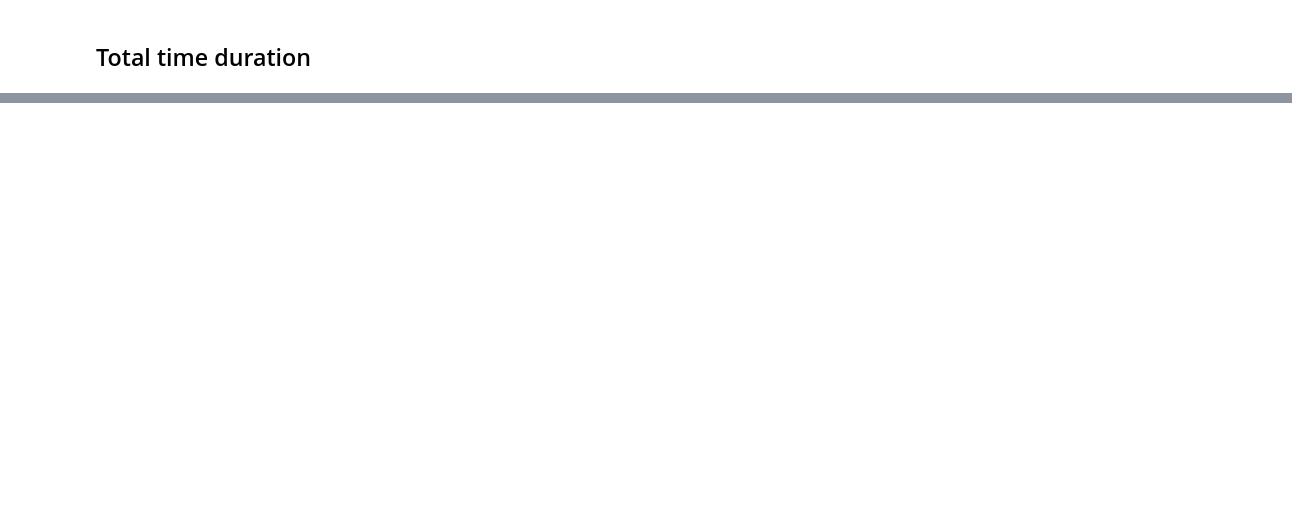
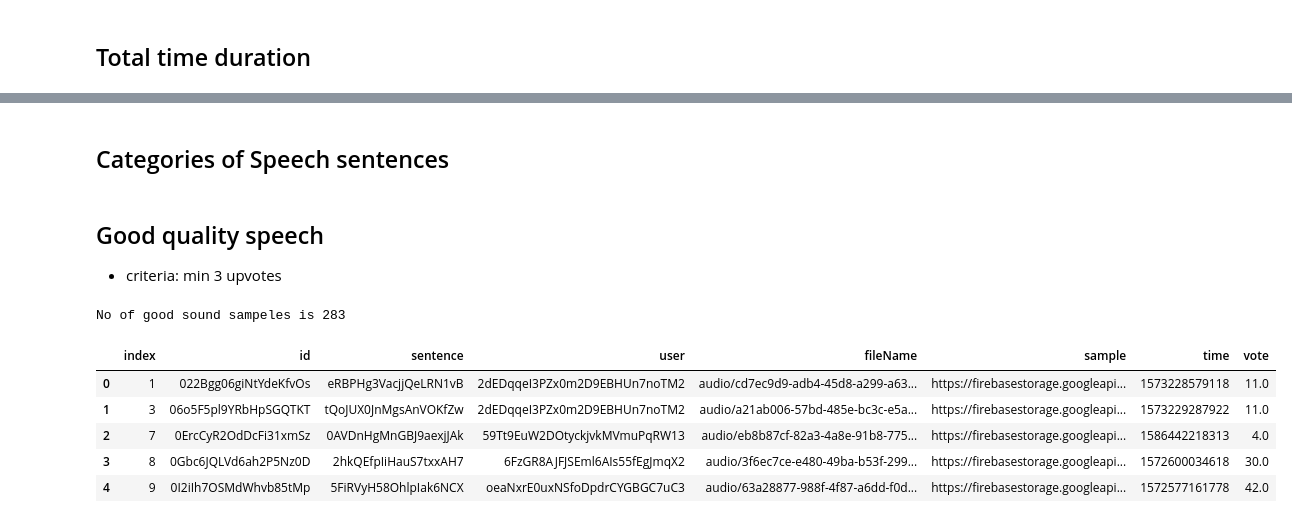
Before and after one commit to smc/msc, a Jupyter notebook: EDA.ipynb, the cells around one changed output, grey strips where cells are left out. Cells and saved outputs as stored; diff of their text form; code cells hidden in the pictures; blank space fills up the shorter version.

Commit message:
Update notebooks - pie chart of speech count utterances and sentence_category - list good quality speech recording - fix missing import

```diff
--- a/EDA.ipynb
+++ b/EDA.ipynb
@@ -104,0 +114,2 @@ for f in filenames:
+# %% [markdown]
+## Categories of Speech sentences
@@ -104,0 +130,20 @@ for f in filenames:
+# %% [markdown]
+## Good quality speech
+
+- criteria: min 3 upvotes
+# %%
+sound = speech[speech.vote != 'default']
+sound['vote'] = sound['vote'].astype(str).astype(float)
+good_sound = sound[sound['vote']>=3]
+# %%
+good_sound = good_sound.reset_index()
+print("No of good sound sampeles is", good_sound.shape[0])
+good_sound.head()
+# %% [output]
+No of good sound sampeles is 283
+|  | index | id | sentence | user | fileName | sample | time | vote |
+| 0 | 1 | 022Bgg06giNtYdeKfvOs | eRBPHg3VacjjQeLRN1vB | 2dEDqqeI3PZx0m2D9EBHUn7noTM2 | audio/cd7ec9d9-adb4-45d8-a299-a63... | https://firebasestorage.googleapi... | 1573228579118 | 11.0 |
+| 1 | 3 | 06o5F5pl9YRbHpSGQTKT | tQoJUX0JnMgsAnVOKfZw | 2dEDqqeI3PZx0m2D9EBHUn7noTM2 | audio/a21ab006-57bd-485e-bc3c-e5a... | https://firebasestorage.googleapi... | 1573229287922 | 11.0 |
+| 2 | 7 | 0ErcCyR2OdDcFi31xmSz | 0AVDnHgMnGBJ9aexjJAk | 59Tt9EuW2DOtyckjvkMVmuPqRW13 | audio/eb8b87cf-82a3-4a8e-91b8-775... | https://firebasestorage.googleapi... | 1586442218313 | 4.0 |
+| 3 | 8 | 0Gbc6JQLVd6ah2P5Nz0D | 2hkQEfpIiHauS7txxAH7 | 6FzGR8AJFJSEml6AIs55fEgJmqX2 | audio/3f6ec7ce-e480-49ba-b53f-299... | https://firebasestorage.googleapi... | 1572600034618 | 30.0 |
+| 4 | 9 | 0I2iIh7OSMdWhvb85tMp | 5FiRVyH58OhlpIak6NCX | oeaNxrE0uxNSfoDpdrCYGBGC7uC3 | audio/63a28877-988f-4f87-a6dd-f0d... | https://firebasestorage.googleapi... | 1572577161778 | 42.0 |
```
Also changed, not shown: parts of 7 cells of this notebook, 1 other file.
